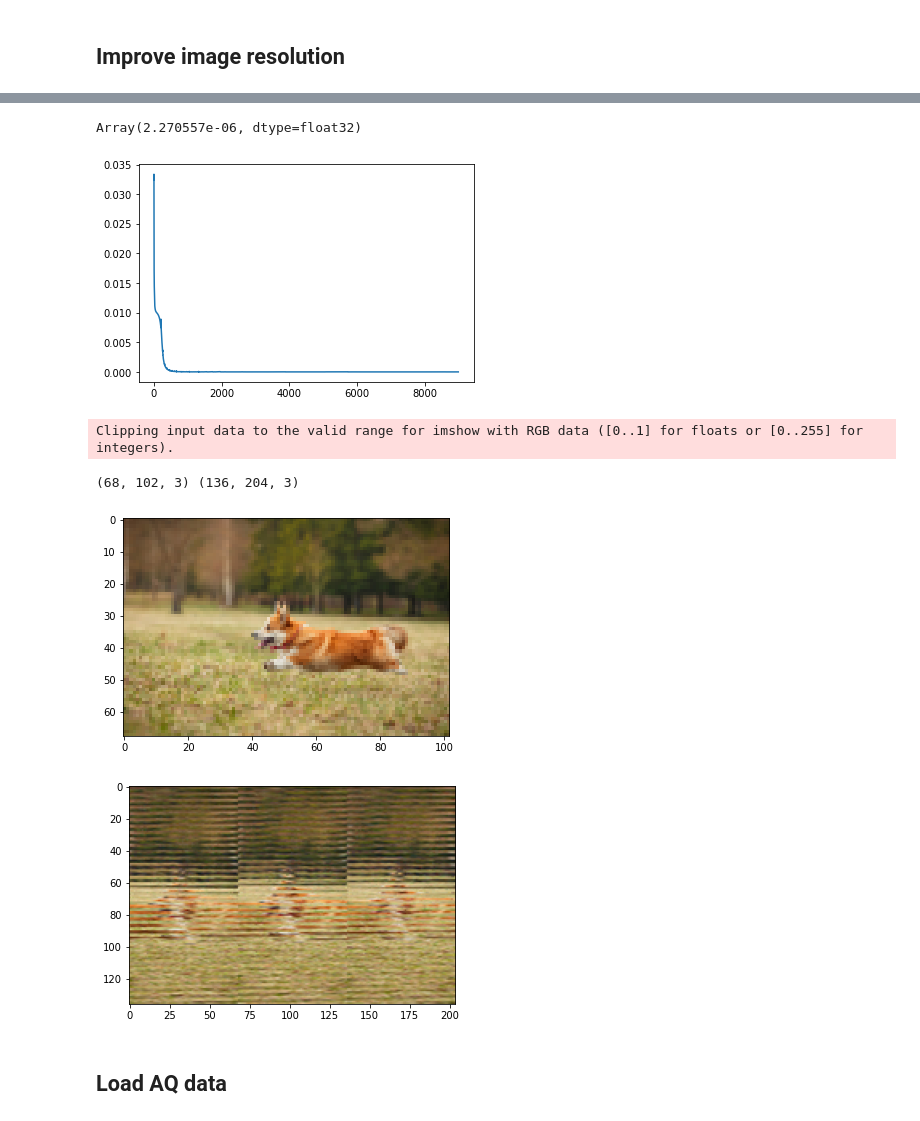
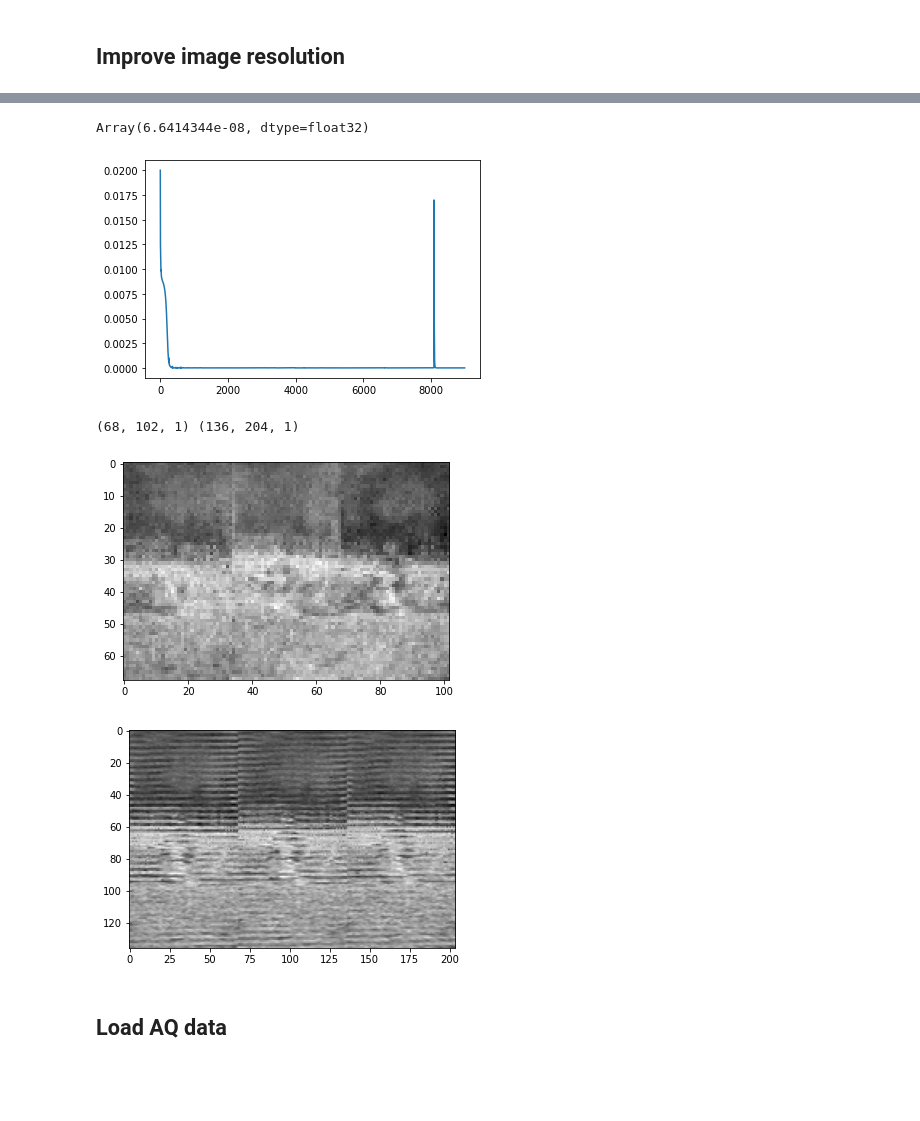
Before and after one commit to patel-zeel/delhi_aq, a Jupyter notebook: notebooks/siren_jax.ipynb, the cells around one changed output, grey strips where cells are left out. Drawn from its saved outputs; the diff is of its cells as text; code cells hidden in the pictures; blank space fills up the shorter version.

Commit message:
image experiments added

```diff
--- a/notebooks/siren_jax.ipynb
+++ b/notebooks/siren_jax.ipynb
@@ -167,6 +167,7 @@ plt.legend();
 ## Improve image resolution
 # %%
 img = plt.imread("../dog.jpg")
+img = img.mean(axis=2, keepdims=True)
 img = img / 255.0
 
 # initial scaling
@@ -179,5 +180,5 @@ print(f"original shape: {img.shape}")
 scaled_img = nn.avg_pool(img, window_shape=(factor, factor), strides=(factor, factor))
 print(f"scaled shape: {scaled_img.shape}")
 
-plt.imshow(scaled_img);
+plt.imshow(scaled_img, cmap='gray');
 # %% [output]
@@ -190,7 +191,7 @@ train_x = np.stack([x1.flatten(), x2.flatten()], axis=1)
 test_x1, test_x2 = np.meshgrid(np.linspace(-1, 1, img.shape[0]), np.linspace(-1, 1, img.shape[1]))
 test_x = np.stack([test_x1.flatten(), test_x2.flatten()], axis=1)
 
-train_y = scaled_img.reshape(-1, 3)
+train_y = scaled_img.reshape(-1, img.shape[2])
 
 lr = 1e-4
 batch_size = train_y.shape[0]
@@ -200,25 +201,29 @@ n_hidden_layer_neurons = [256]*4
 key = jax.random.PRNGKey(1)
 sine_model = NeRFSine(n_hidden_layer_neurons=n_hidden_layer_neurons, output_shape=train_y.shape[1])
 sine_params, sine_losses = fit(key, sine_model, train_x, train_y, lr=lr, batch_size=batch_size, iterations=iterations)
-pred_scaled_img = predict(sine_model, sine_params, train_x).reshape(scaled_img.shape)
-pred_img = predict(sine_model, sine_params, test_x).reshape(img.shape)
+# %%
+pred_scaled_img = predict(sine_model, sine_params, train_x+0.01)
+pred_img = predict(sine_model, sine_params, test_x)
+
+# reshape to image
+pred_scaled_img = pred_scaled_img.reshape(scaled_img.shape)
+pred_img = pred_img.reshape(img.shape)
 # %%
 offset = 10
 plt.plot(sine_losses[offset:]);
 sine_losses[-1]
 # %% [output]
-Array(2.270557e-06, dtype=float32)
+Array(6.6414344e-08, dtype=float32)
-[figure, old version]
+[figure, new version]
 # %%
-plt.imshow(pred_scaled_img);
+plt.imshow(pred_scaled_img, cmap='gray');
 plt.figure();
-plt.imshow(pred_img);
+plt.imshow(pred_img, cmap='gray');
 print(pred_scaled_img.shape, pred_img.shape)
 # %% [output]
-Clipping input data to the valid range for imshow with RGB data ([0..1] for floats or [0..255] for integers).
+(68, 102, 1) (136, 204, 1)
-(68, 102, 3) (136, 204, 3)
-[figure, old version]
+[figure, new version]
-[figure, old version]
+[figure, new version]
 # %% [markdown]
 ## Load AQ data
 # %%
```
Also changed, not shown: parts of 2 cells of this notebook, 3 other files.
